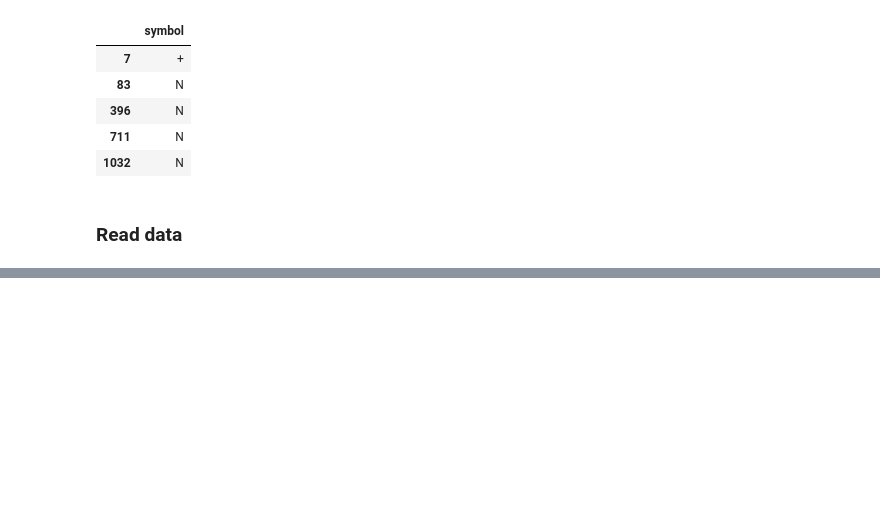
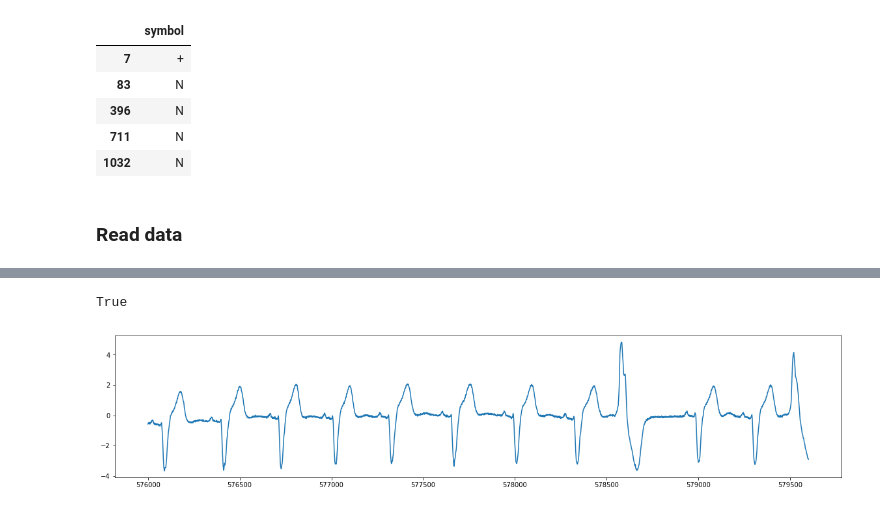
Before and after one commit to JidapaTH/MITBIH, a Jupyter notebook: Preprocessing.ipynb, the cells around one changed output, grey strips where cells are left out. Saved outputs shown, nothing was run; the diff lists cells and outputs as text; code cells hidden in the pictures; blank space fills up the shorter version.

```diff
--- a/Preprocessing.ipynb
+++ b/Preprocessing.ipynb
@@ -214,6 +243,13 @@ is normal 903
 # %%
 # pickle.dump( dataset, open( "trainset.p", "wb") )
 # pickle.dump( testset, open( "testset.p", "wb") )
+st = dataset.iloc[160]
+plt.figure(figsize=(20,4))
+plt.plot(st.strip)
+print(st['stripPVC'])
+# %% [output]
+True
+[figure, added]
 # %%
 
 # smooth by wavelet transform
```
Also changed, not shown: parts of 20 cells of this notebook, 3 other files.
